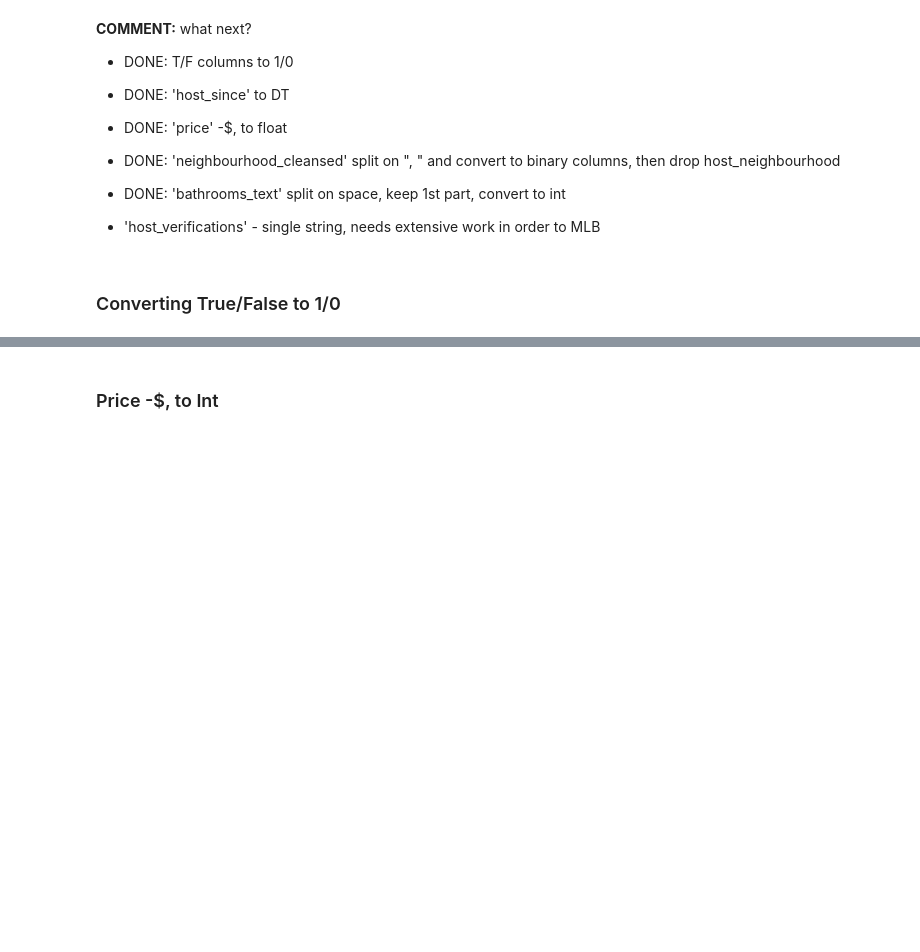
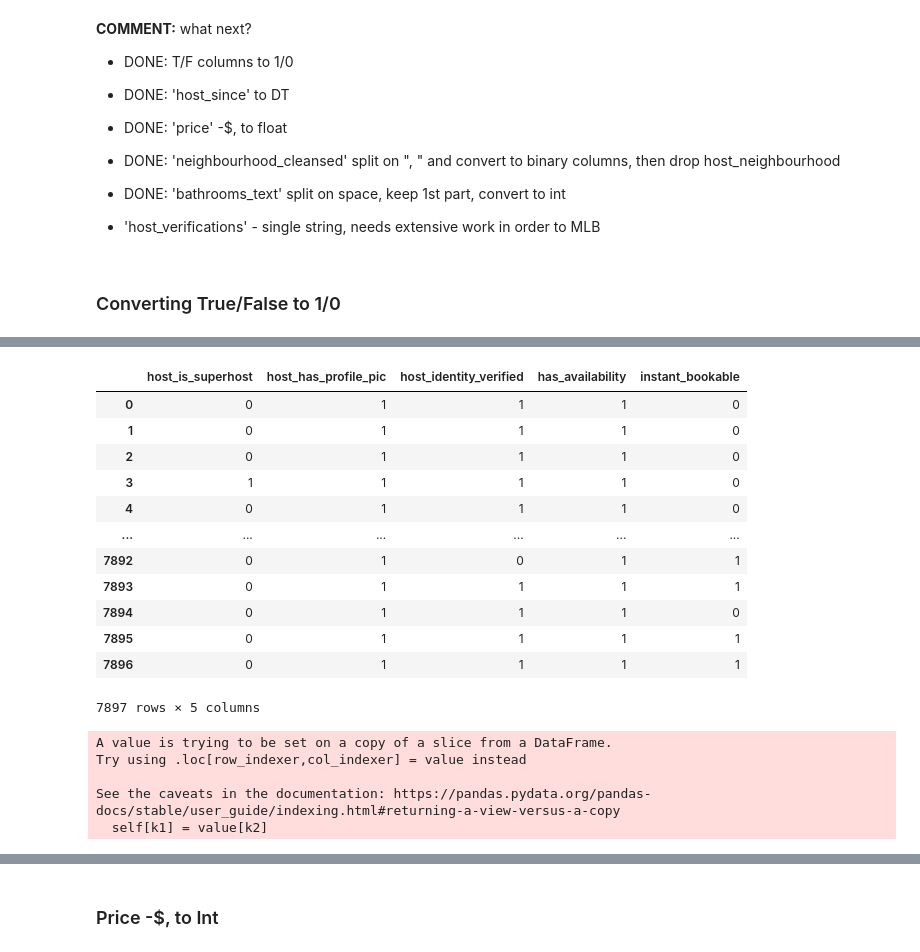
Before and after one commit to BenJMcCarty/Helping_Your_Hosts, a Jupyter notebook: Main.ipynb, the cells around one changed output, grey strips where cells are left out. Drawn from its saved outputs; the diff is of its cells as text; code cells hidden in the pictures; blank space fills up the shorter version.

```diff
--- a/Main.ipynb
+++ b/Main.ipynb
@@ -407,3 +642,27 @@ df.loc[:,t_f_xf].replace({ 't' : 1, 'f' : 0}, inplace=True)
+# %%
+df[t_f_xf]
+# %% [output]
+|  | host_is_superhost | host_has_profile_pic | host_identity_verified | has_availability | instant_bookable |
+| 0 | 0 | 1 | 1 | 1 | 0 |
+| 1 | 0 | 1 | 1 | 1 | 0 |
+| 2 | 0 | 1 | 1 | 1 | 0 |
+| 3 | 1 | 1 | 1 | 1 | 0 |
+| 4 | 0 | 1 | 1 | 1 | 0 |
+| ... | ... | ... | ... | ... | ... |
+| 7892 | 0 | 1 | 0 | 1 | 1 |
+| 7893 | 0 | 1 | 1 | 1 | 1 |
+| 7894 | 0 | 1 | 1 | 1 | 0 |
+| 7895 | 0 | 1 | 1 | 1 | 1 |
+| 7896 | 0 | 1 | 1 | 1 | 1 |
+7897 rows × 5 columns
+# %%
+df[t_f_xf] = df[t_f_xf].astype(int)
+# %% [output]
+A value is trying to be set on a copy of a slice from a DataFrame.
+Try using .loc[row_indexer,col_indexer] = value instead
+
+See the caveats in the documentation: https://pandas.pydata.org/pandas-docs/stable/user_guide/indexing.html#returning-a-view-versus-a-copy
+  self[k1] = value[k2]
 # %%
 ## Verifying results
 
```
Also changed, not shown: parts of 113 cells of this notebook.
